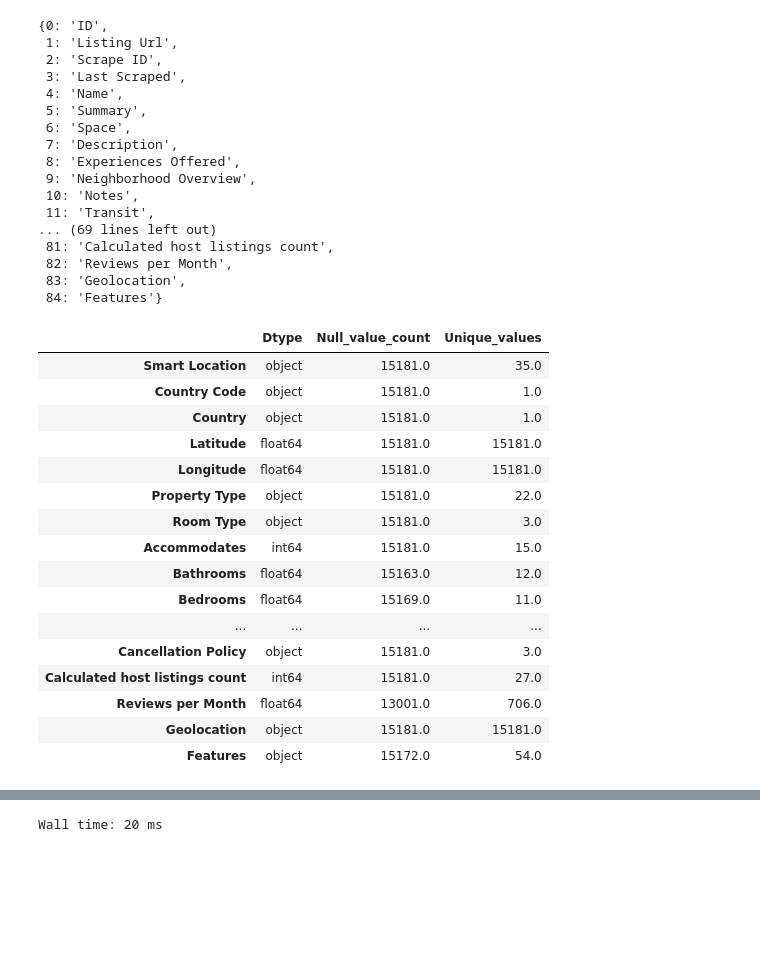
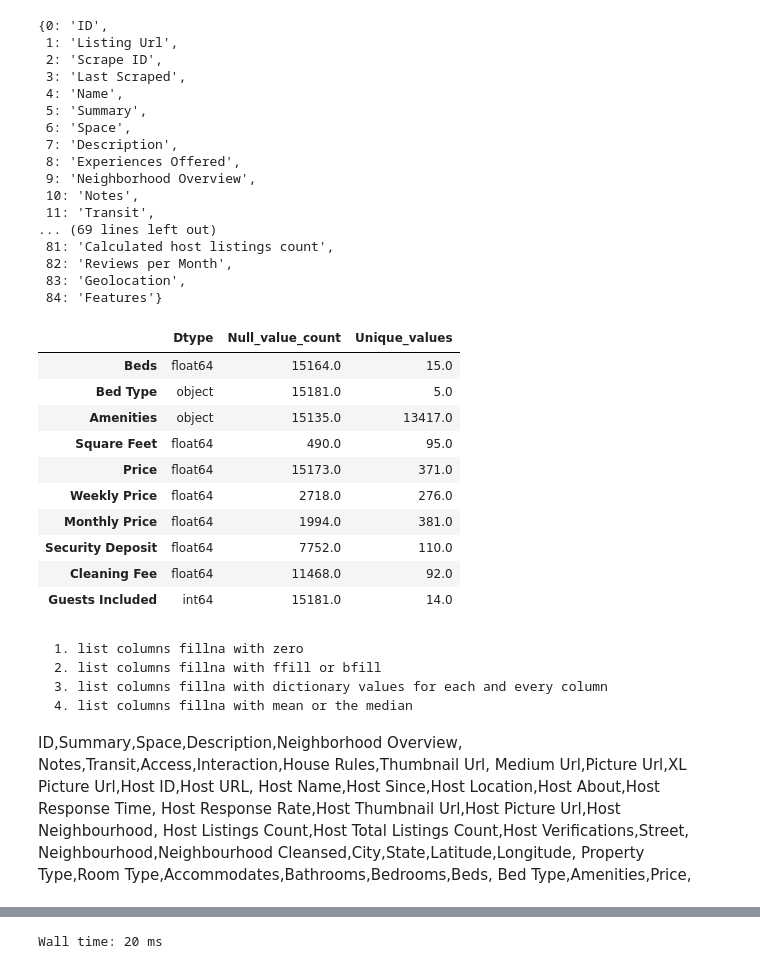
Before and after one commit to asbharath/MachineLearning, a Jupyter notebook: Airbnb.ipynb, the cells around one changed output, grey strips where cells are left out. Saved outputs shown, nothing was run; the diff lists cells and outputs as text; code cells hidden in the pictures; blank space fills up the shorter version.

```diff
--- a/Airbnb.ipynb
+++ b/Airbnb.ipynb
@@ -115,23 +116,33 @@ for k in col.keys():
            'Null_value_count':Null_value_count,
            'Unique_values':total_Unique_values},name=col[k])
     analysis = analysis.append(data)
-# %%
-analysis[40:]
-# %% [output]
-|  | Dtype | Null_value_count | Unique_values |
-| Smart Location | object | 15181.0 | 35.0 |
-| Country Code | object | 15181.0 | 1.0 |
-| Country | object | 15181.0 | 1.0 |
-| Latitude | float64 | 15181.0 | 15181.0 |
-| Longitude | float64 | 15181.0 | 15181.0 |
-| Property Type | object | 15181.0 | 22.0 |
-| Room Type | object | 15181.0 | 3.0 |
-| Accommodates | int64 | 15181.0 | 15.0 |
-| Bathrooms | float64 | 15163.0 | 12.0 |
-| Bedrooms | float64 | 15169.0 | 11.0 |
-| ... | ... | ... | ... |
-| Cancellation Policy | object | 15181.0 | 3.0 |
-| Calculated host listings count | int64 | 15181.0 | 27.0 |
-| Reviews per Month | float64 | 13001.0 | 706.0 |
-| Geolocation | object | 15181.0 | 15181.0 |
-| Features | object | 15172.0 | 54.0 |
+# %%
+analysis[50:60]
+# %% [output]
+|  | Dtype | Null_value_count | Unique_values |
+| Beds | float64 | 15164.0 | 15.0 |
+| Bed Type | object | 15181.0 | 5.0 |
+| Amenities | object | 15135.0 | 13417.0 |
+| Square Feet | float64 | 490.0 | 95.0 |
+| Price | float64 | 15173.0 | 371.0 |
+| Weekly Price | float64 | 2718.0 | 276.0 |
+| Monthly Price | float64 | 1994.0 | 381.0 |
+| Security Deposit | float64 | 7752.0 | 110.0 |
+| Cleaning Fee | float64 | 11468.0 | 92.0 |
+| Guests Included | int64 | 15181.0 | 14.0 |
+# %% [markdown]
+
+    1. list columns fillna with zero
+    2. list columns fillna with ffill or bfill
+    3. list columns fillna with dictionary values for each and every column
+    4. list columns fillna with mean or the median
+
+ID,Summary,Space,Description,Neighborhood Overview,
+Notes,Transit,Access,Interaction,House Rules,Thumbnail Url,
+Medium Url,Picture Url,XL Picture Url,Host ID,Host URL,
+Host Name,Host Since,Host Location,Host About,Host Response Time,
+Host Response Rate,Host Thumbnail Url,Host Picture Url,Host Neighbourhood,
+Host Listings Count,Host Total Listings Count,Host Verifications,Street,
+Neighbourhood,Neighbourhood Cleansed,City,State,Latitude,Longitude,
+Property Type,Room Type,Accommodates,Bathrooms,Bedrooms,Beds,
+Bed Type,Amenities,Price,
```
Also changed, not shown: parts of 10 cells of this notebook, 1 other file.
